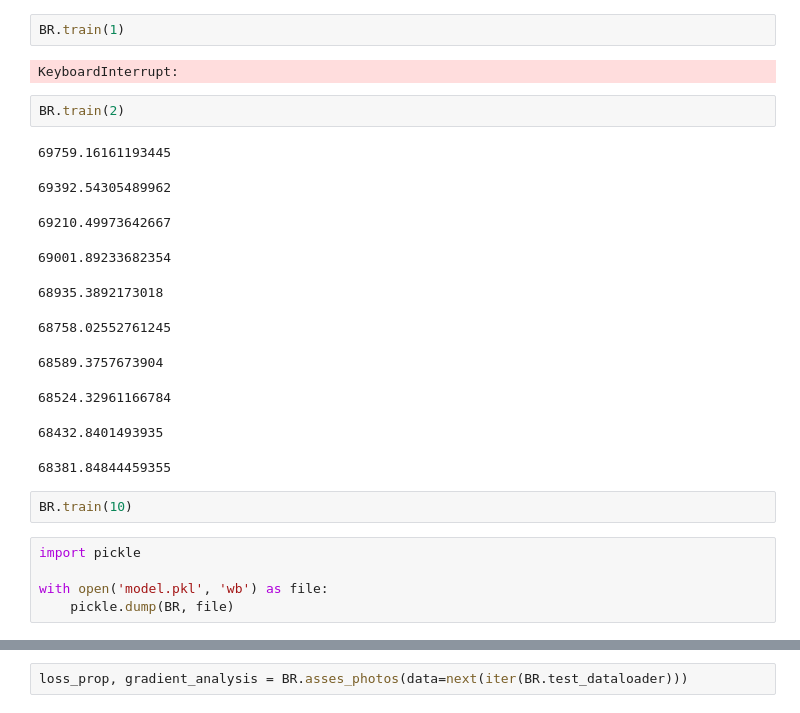
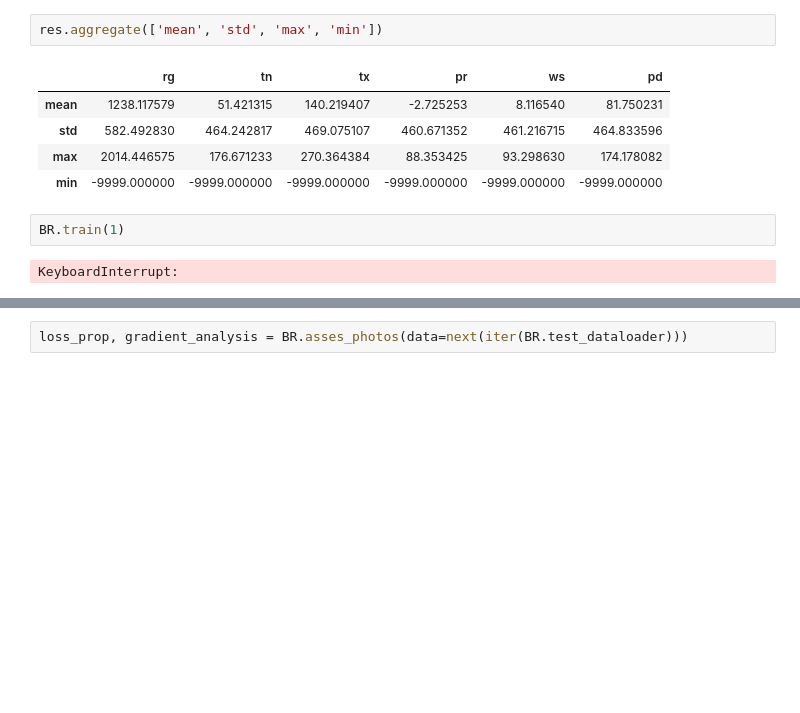
Before and after one commit to KrzysztofKalisiak/ROCM_repo, a Jupyter notebook: geoguesser_master.ipynb, the cells around one changed output, grey strips where cells are left out. Saved outputs shown, nothing was run; the diff lists cells and outputs as text; blank space fills up the shorter version.

```diff
--- a/geoguesser_master.ipynb
+++ b/geoguesser_master.ipynb
@@ -40,24 +89,12 @@ BR.prepare_system(list(countries))
+# %%
+res.aggregate(['mean', 'std', 'max', 'min'])
+# %% [output]
+|  | rg | tn | tx | pr | ws | pd |
+| mean | 1238.117579 | 51.421315 | 140.219407 | -2.725253 | 8.116540 | 81.750231 |
+| std | 582.492830 | 464.242817 | 469.075107 | 460.671352 | 461.216715 | 464.833596 |
+| max | 2014.446575 | 176.671233 | 270.364384 | 88.353425 | 93.298630 | 174.178082 |
+| min | -9999.000000 | -9999.000000 | -9999.000000 | -9999.000000 | -9999.000000 | -9999.000000 |
 # %%
 BR.train(1)
 # %% [output]
 KeyboardInterrupt:
-# %%
-BR.train(2)
-# %% [output]
-69759.16161193445
-69392.54305489962
-69210.49973642667
-69001.89233682354
-68935.3892173018
-68758.02552761245
-68589.3757673904
-68524.32961166784
-68432.8401493935
-68381.84844459355
-# %%
-BR.train(10)
-# %%
-import pickle
-
-with open('model.pkl', 'wb') as file:
-    pickle.dump(BR, file)
```
Also changed, not shown: parts of 18 cells of this notebook, 4 other files.
